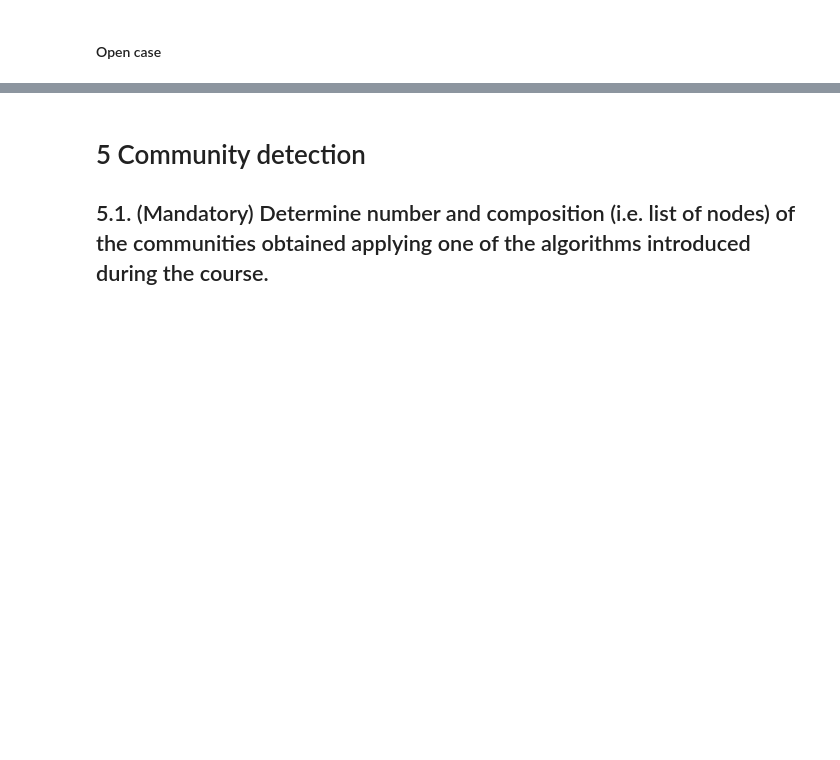
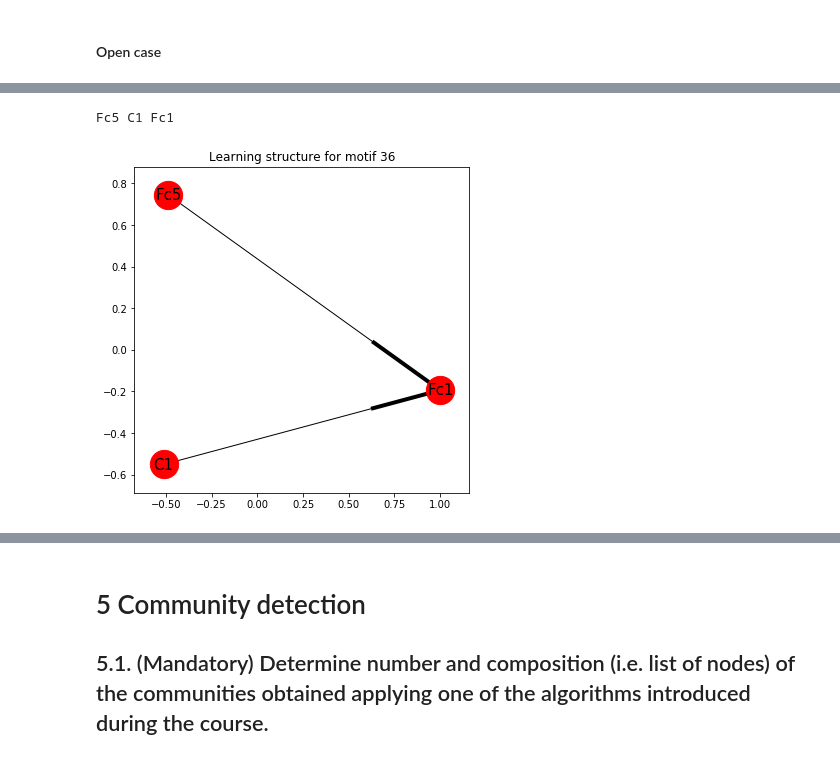
Before and after one commit to belgrades/neuroscience, a Jupyter notebook: All/All.ipynb, the cells around one changed output, grey strips where cells are left out. Drawn from its saved outputs; the diff is of its cells as text; code cells hidden in the pictures; blank space fills up the shorter version.

```diff
--- a/All/All.ipynb
+++ b/All/All.ipynb
@@ -977,0 +1013,5 @@ IndexError: list index out of range
+# %%
+plot_subgraph(1, 10, 3, directed_graph_closed, dict_names, 36)
+# %% [output]
+Fc5 C1 Fc1
+[figure, added]
```
Also changed, not shown: parts of 43 cells of this notebook.
